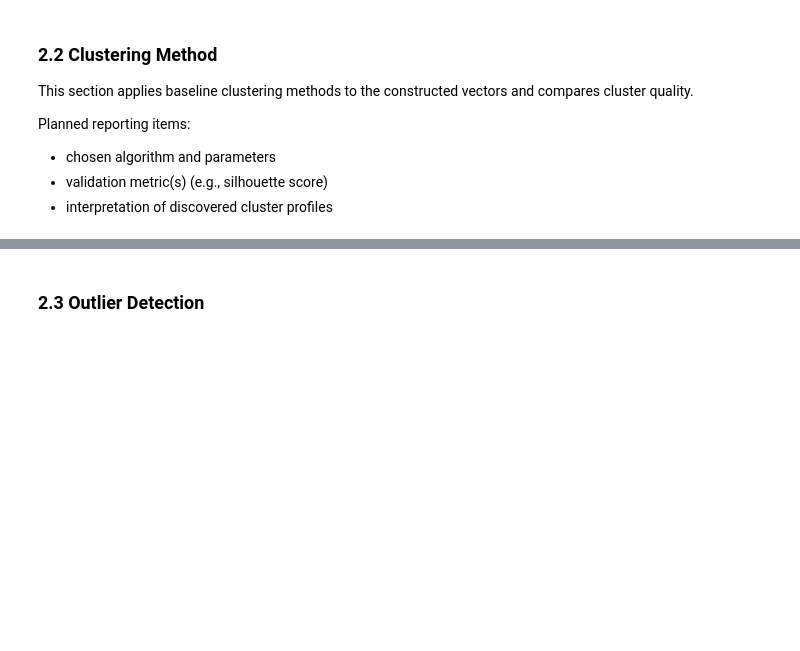
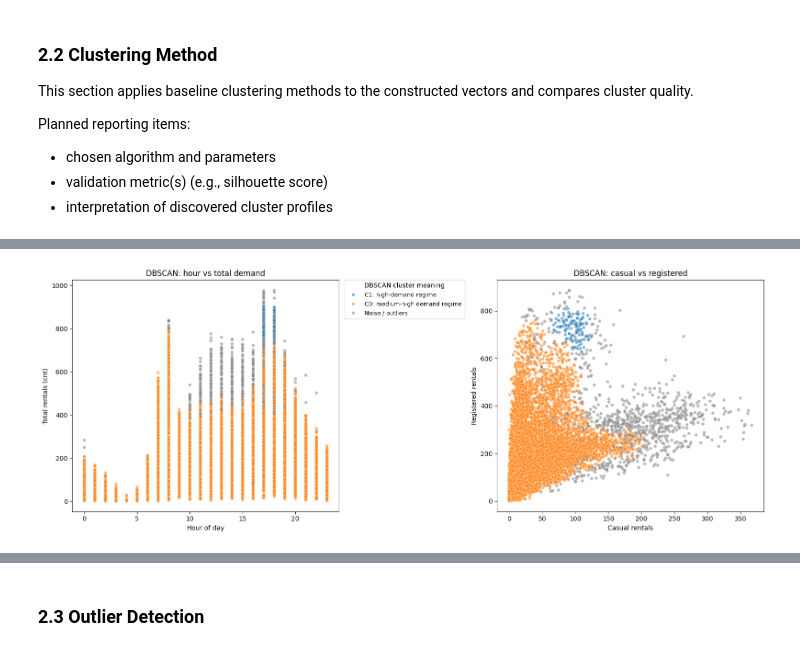
Before and after one commit to DominikKysel/DM-Project, a Jupyter notebook: data_mining_project_bike_sharing.ipynb, the cells around one changed output, grey strips where cells are left out. Saved outputs shown, nothing was run; the diff lists cells and outputs as text; code cells hidden in the pictures; blank space fills up the shorter version.

```diff
--- a/data_mining_project_bike_sharing.ipynb
+++ b/data_mining_project_bike_sharing.ipynb
@@ -643,0 +1069,94 @@ labels = None
+# %%
+# 1) fit final DBSCAN with selected best params
+# create DBSCAN instance with best parameters
+dbscan_final = DBSCAN(eps=db_best_eps, min_samples=db_best_min_samples)
+# run it on X to get final cluster labels
+df_clean["cluster_dbscan"] = dbscan_final.fit_predict(X)
+
+# 2) extract labels and compute summary statistics
+labels_db = df_clean["cluster_dbscan"].to_numpy()
+# number of clusters (excluding noise)
+num_clusters_db = len(set(labels_db)) - (1 if -1 in labels_db else 0)
+noise_ratio_db = (labels_db == -1).mean()
+non_noise_mask = labels_db != -1
+
+# 3) compute silhouette for non-noise points if we have at least 2 clusters and enough non-noise points
+if num_clusters_db >= 2 and non_noise_mask.sum() > db_best_min_samples:
+    db_silhouette = silhouette_score(X[non_noise_mask], labels_db[non_noise_mask])
+else:
+    db_silhouette = np.nan
+
+print(f"DBSCAN clusters (excluding noise): {num_clusters_db}")
+print(f"Noise fraction: {noise_ratio_db:.4f}")
+print(f"Silhouette (non-noise only): {db_silhouette if pd.notna(db_silhouette) else "N/A"}")
+
+# 4) builds a cluster profile table (to interpret what each cluster represents)
+cluster_profile = (
+    df_clean[df_clean["cluster_dbscan"] != -1]
+    .groupby("cluster_dbscan")[["hr", "casual", "registered", "cnt", "workingday", "holiday"]]
+    .mean()
+    .round(2)
+    .sort_values("cnt", ascending=False)
+)
+
+print("\nDBSCAN cluster profiles (excluding noise):")
+display(cluster_profile)
+
+# 5) create readable names for clusters (legends)
+ranked_ids = cluster_profile.index.tolist()
+demand_labels = [
+        "high-demand regime",
+        "medium-high demand regime",
+        "medium-demand regime",
+        "medium-low demand regime",
+        "low-demand regime",
+    ]
+db_name_map = {-1: "Noise / outliers"}
+for rank, cid in enumerate(ranked_ids):
+    label = demand_labels[rank] if rank < len(demand_labels) else f"dense-pattern-{rank+1}"
+    db_name_map[cid] = f"C{cid}: {label}"
+
+# add readable cluster names to the DataFrame for visualization (noise gets its own label)
+df_clean["cluster_dbscan_name"] = df_clean["cluster_dbscan"].map(db_name_map).fillna("Unlabeled")
+
+# build hue order for consistent coloring in plots (ranked by demand, with noise last)
+hue_order = [db_name_map[cid] for cid in ranked_ids]
+if (labels_db == -1).any():
+    hue_order = hue_order + ["Noise / outliers"]
+
+cluster_colors = sns.color_palette("tab10", n_colors=max(len(ranked_ids), 1))
+palette = {db_name_map[cid]: cluster_colors[i] for i, cid in enumerate(ranked_ids)}
+if (labels_db == -1).any():
+    palette["Noise / outliers"] = "#7f7f7f"
+
+# 6) visualize clusters with readable legends
+fig, axes = plt.subplots(1, 2, figsize=(16, 6))
+
+sns.scatterplot(
+    data=df_clean, x="hr", y="cnt",
+    hue="cluster_dbscan_name",
+    hue_order=hue_order,
+    palette=palette,
+    alpha=0.55, s=24, ax=axes[0]
+)
+axes[0].set_title("DBSCAN: hour vs total demand")
+axes[0].set_xlabel("Hour of day")
+axes[0].set_ylabel("Total rentals (cnt)")
+leg = axes[0].legend(title="DBSCAN cluster meaning", bbox_to_anchor=(1.02, 1), loc="upper left", borderaxespad=0)
+for text in leg.get_texts():
+    text.set_fontsize(9)
+
+sns.scatterplot(
+    data=df_clean, x="casual", y="registered",
+    hue="cluster_dbscan_name",
+    hue_order=hue_order,
+    palette=palette,
+    alpha=0.55, s=24, ax=axes[1], legend=False
+)
+axes[1].set_title("DBSCAN: casual vs registered")
+axes[1].set_xlabel("Casual rentals")
+axes[1].set_ylabel("Registered rentals")
+
+plt.tight_layout()
+plt.show()
+# %% [output]
@@ -643,0 +1172 @@ labels = None
+[figure, added]
```
Also changed, not shown: parts of 17 cells of this notebook.
